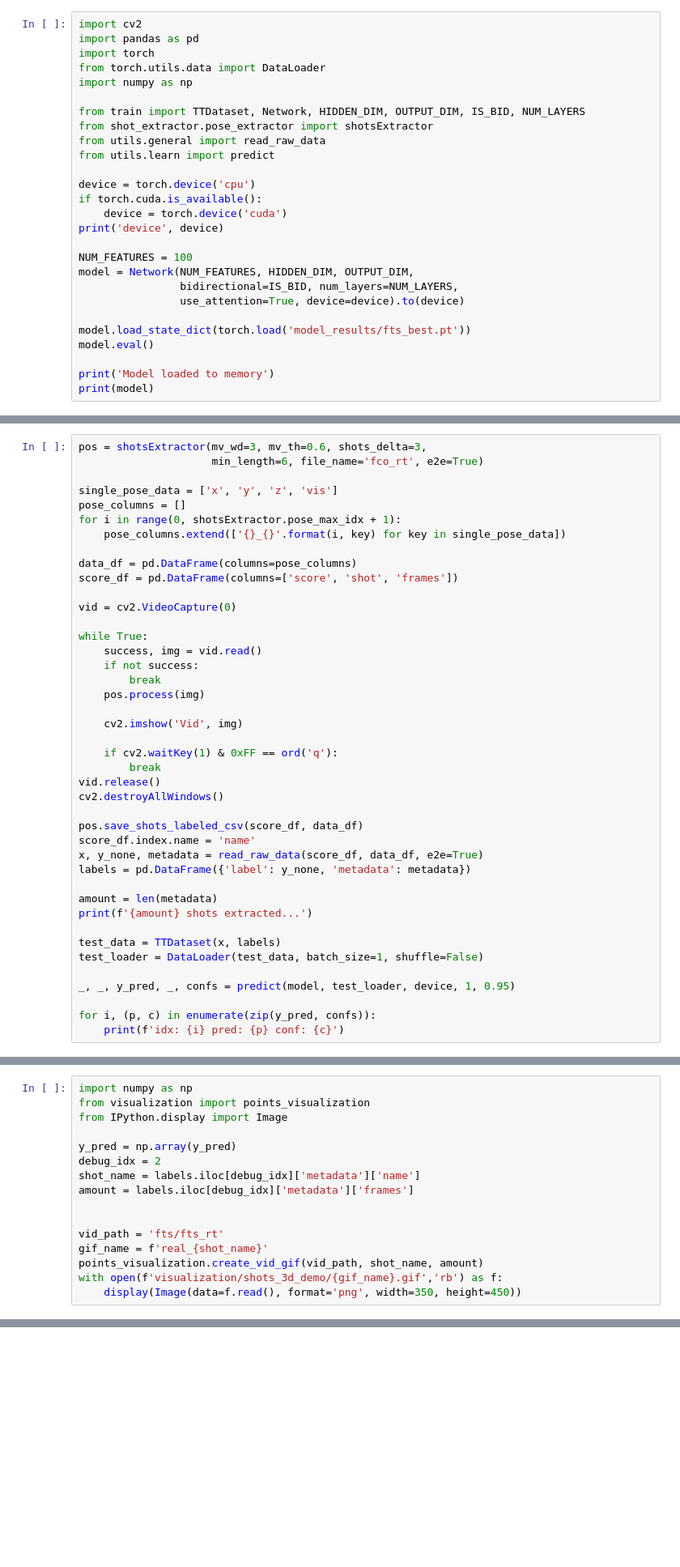
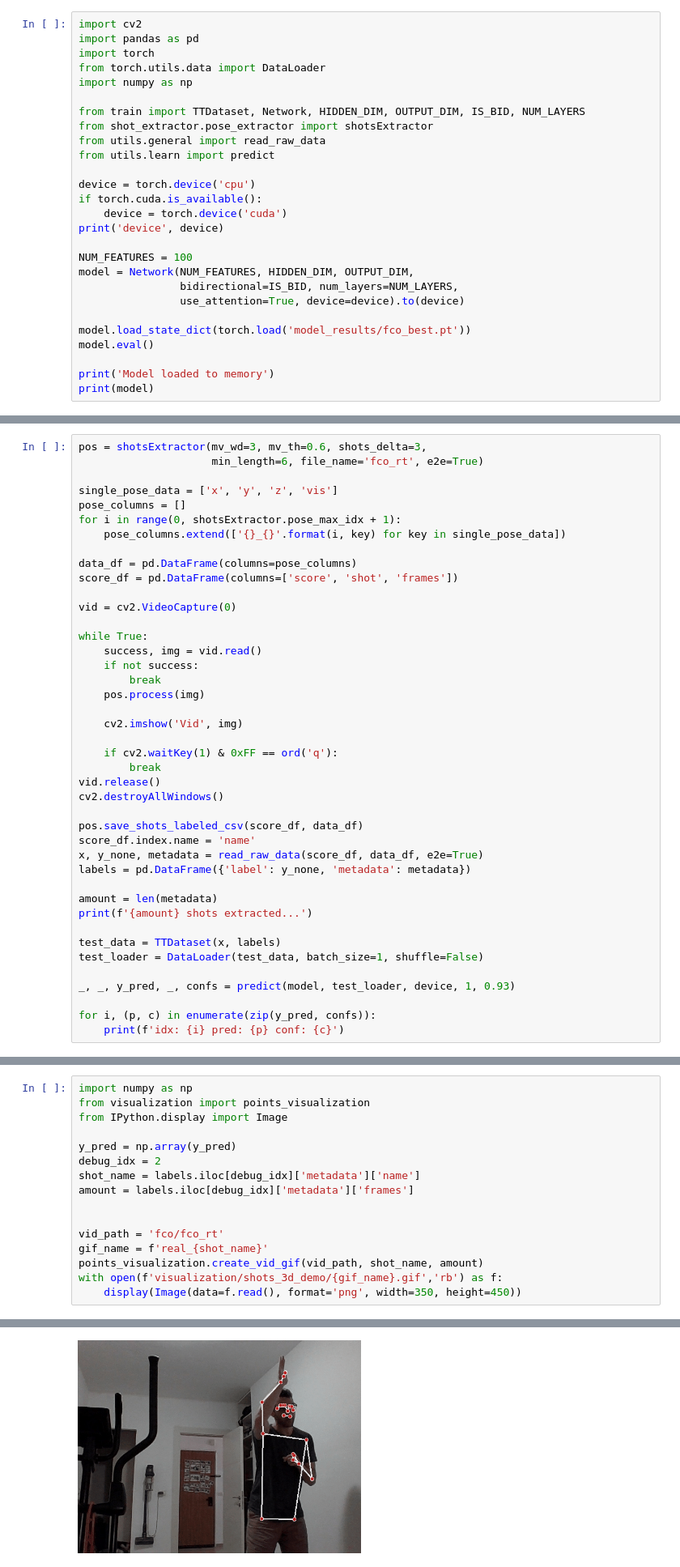
Before and after one commit to deangeckt/TT_train, a Jupyter notebook: demo.ipynb, the cells around one changed output, grey strips where cells are left out. Shown at 81% size. Saved outputs shown, nothing was run; the diff lists cells and outputs as text; blank space fills up the shorter version.

```diff
--- a/demo.ipynb
+++ b/demo.ipynb
@@ -20,7 +20,7 @@ model = Network(NUM_FEATURES, HIDDEN_DIM, OUTPUT_DIM,
                 bidirectional=IS_BID, num_layers=NUM_LAYERS,
                 use_attention=True, device=device).to(device)
 
-model.load_state_dict(torch.load('model_results/fts_best.pt'))
+model.load_state_dict(torch.load('model_results/fco_best.pt'))
 model.eval()
 
 print('Model loaded to memory')
@@ -63,7 +73,7 @@ print(f'{amount} shots extracted...')
 test_data = TTDataset(x, labels)
 test_loader = DataLoader(test_data, batch_size=1, shuffle=False)
 
-_, _, y_pred, _, confs = predict(model, test_loader, device, 1, 0.95)
+_, _, y_pred, _, confs = predict(model, test_loader, device, 1, 0.93)
 
 for i, (p, c) in enumerate(zip(y_pred, confs)):
     print(f'idx: {i} pred: {p} conf: {c}')
@@ -78,8 +102,9 @@ shot_name = labels.iloc[debug_idx]['metadata']['name']
 amount = labels.iloc[debug_idx]['metadata']['frames']
 
 
-vid_path = 'fts/fts_rt'
+vid_path = 'fco/fco_rt'
 gif_name = f'real_{shot_name}'
 points_visualization.create_vid_gif(vid_path, shot_name, amount)
 with open(f'visualization/shots_3d_demo/{gif_name}.gif','rb') as f:
     display(Image(data=f.read(), format='png', width=350, height=450))
+# %% [output]
@@ -85,0 +112 @@ with open(f'visualization/shots_3d_demo/{gif_name}.gif','rb') as f:
+[figure, added]
```
Also changed, not shown: parts of 3 cells of this notebook, 5 other files.
